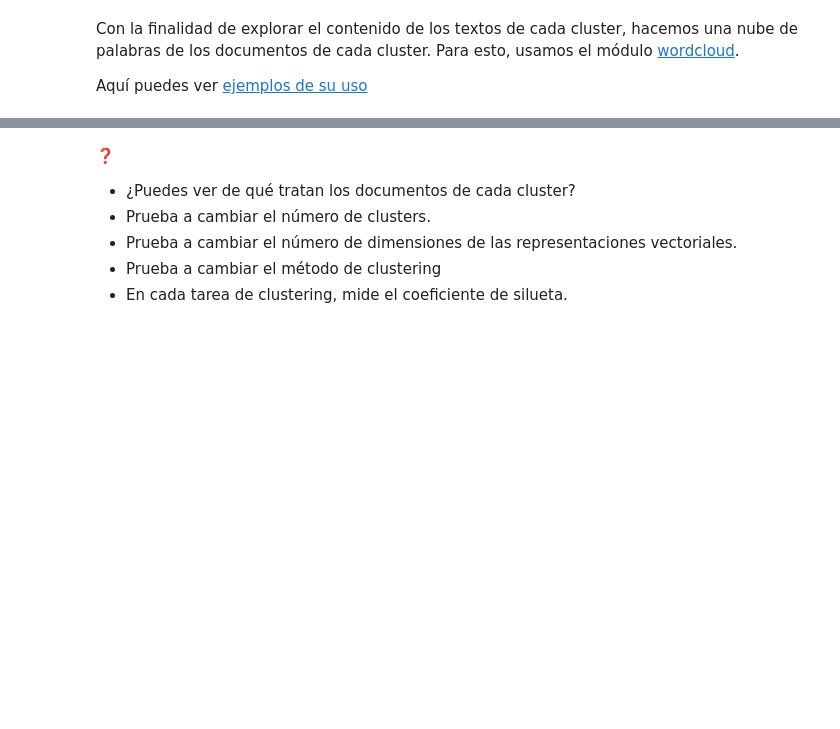
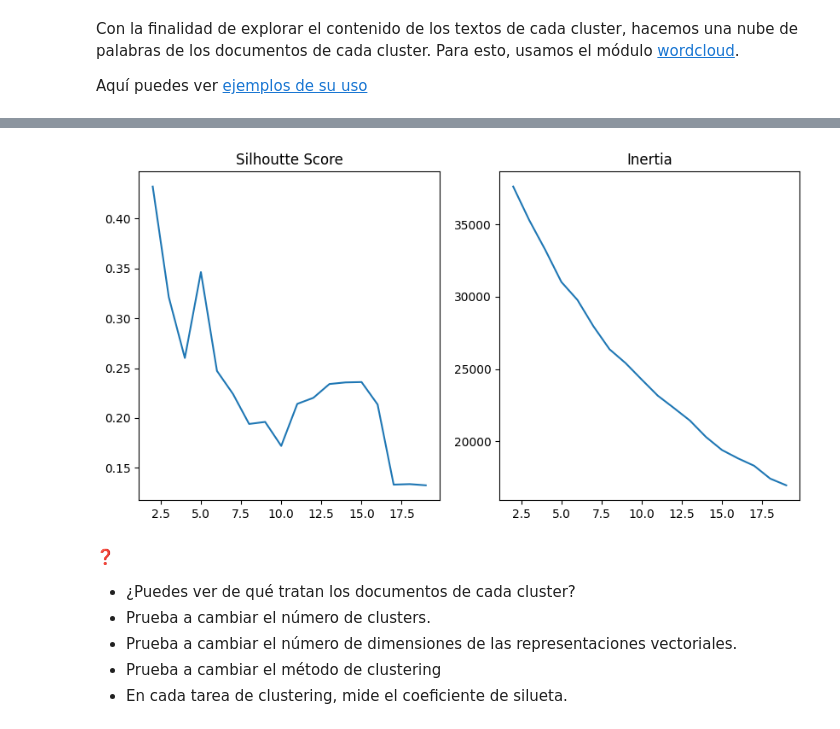
Before and after one commit to DCDPUAEM/DCDP, a Jupyter notebook: 03 Machine Learning/notebooks/14-Clustering.ipynb, the cells around one changed output, grey strips where cells are left out. Cells and saved outputs as stored; diff of their text form; code cells hidden in the pictures; blank space fills up the shorter version.

```diff
--- a/03 Machine Learning/notebooks/14-Clustering.ipynb
+++ b/03 Machine Learning/notebooks/14-Clustering.ipynb
@@ -685,3 +739,23 @@ print(f"Score de silueta: {silhouette_score(X_pca_dim,clusters)}")
+# %%
+Ks = list(range(2,20))
+siluetas = []
+inercias = []
+
+for k in Ks:
+    clustering = KMeans(n_clusters=k)
+    clustering.fit(X_pca_dim)
+    clusters = clustering.labels_
+    siluetas.append(silhouette_score(X_pca_dim,clusters))
+    inercias.append(clustering.inertia_)
+
+fig, axs = plt.subplots(1,2,figsize=(10,5))
+axs[0].plot(Ks,siluetas)
+axs[0].set_title("Silhoutte Score")
+axs[1].plot(Ks,inercias)
+axs[1].set_title("Inertia")
+fig.show()
+# %% [output]
+[figure, added]
 # %% [markdown]
 ❓
 
```
Also changed, not shown: parts of 21 cells of this notebook.
